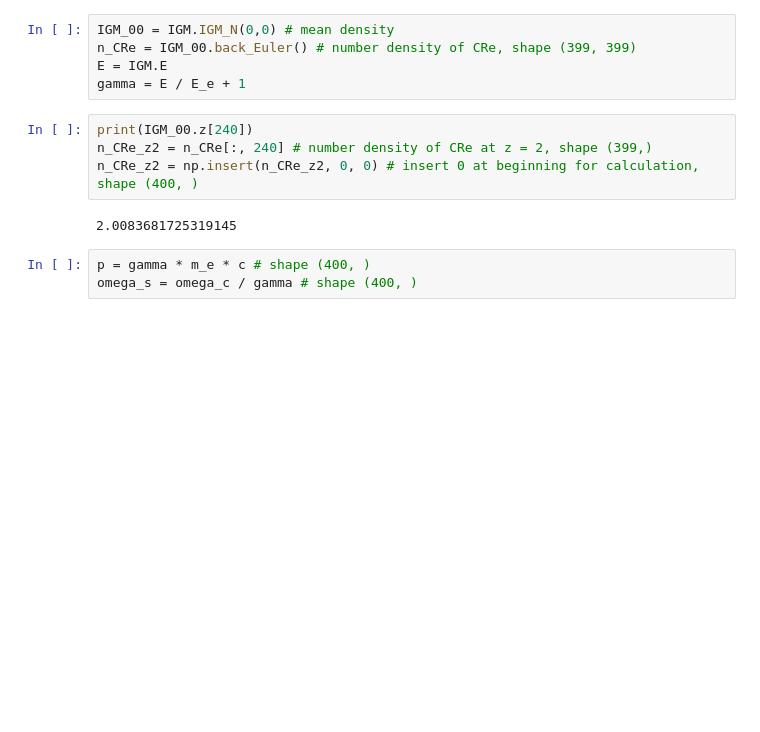
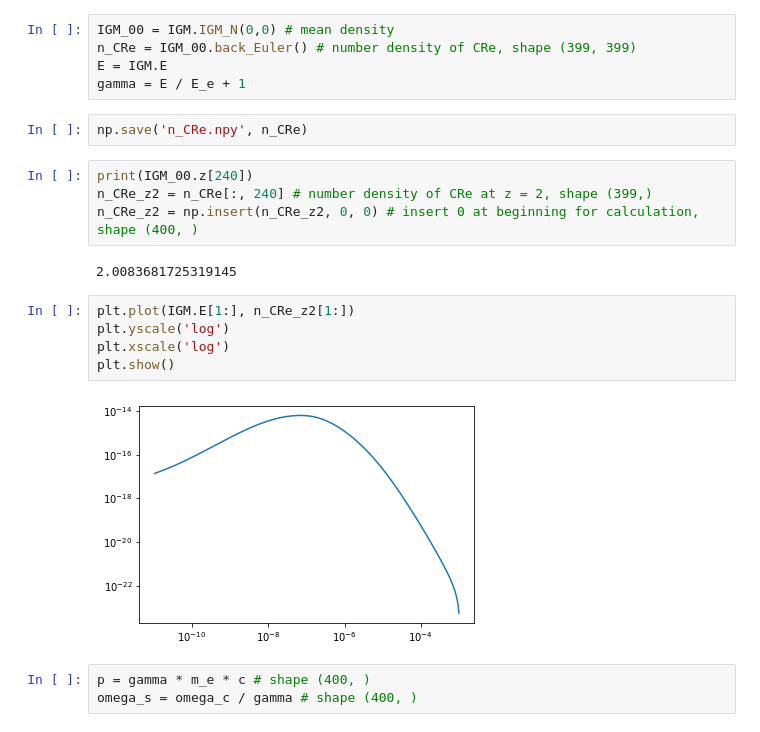
Before and after one commit to hirata10/IGMCRProject, a Jupyter notebook: IGMCR/preIGMF.ipynb, the cells around one changed output. Cells and saved outputs as stored; diff of their text form; blank space fills up the shorter version.

```diff
--- a/IGMCR/preIGMF.ipynb
+++ b/IGMCR/preIGMF.ipynb
@@ -110,12 +134,21 @@ IGM_00 = IGM.IGM_N(0,0) # mean density
 n_CRe = IGM_00.back_Euler() # number density of CRe, shape (399, 399)
 E = IGM.E
 gamma = E / E_e + 1
+# %%
+np.save('n_CRe.npy', n_CRe)
 # %%
 print(IGM_00.z[240])
 n_CRe_z2 = n_CRe[:, 240] # number density of CRe at z = 2, shape (399,)
 n_CRe_z2 = np.insert(n_CRe_z2, 0, 0) # insert 0 at beginning for calculation, shape (400, )
 # %% [output]
 2.0083681725319145
+# %%
+plt.plot(IGM.E[1:], n_CRe_z2[1:])
+plt.yscale('log')
+plt.xscale('log')
+plt.show()
+# %% [output]
+[figure, added]
 # %%
 p = gamma * m_e * c # shape (400, )
 omega_s = omega_c / gamma # shape (400, )
```
Also changed, not shown: parts of 17 cells of this notebook.
